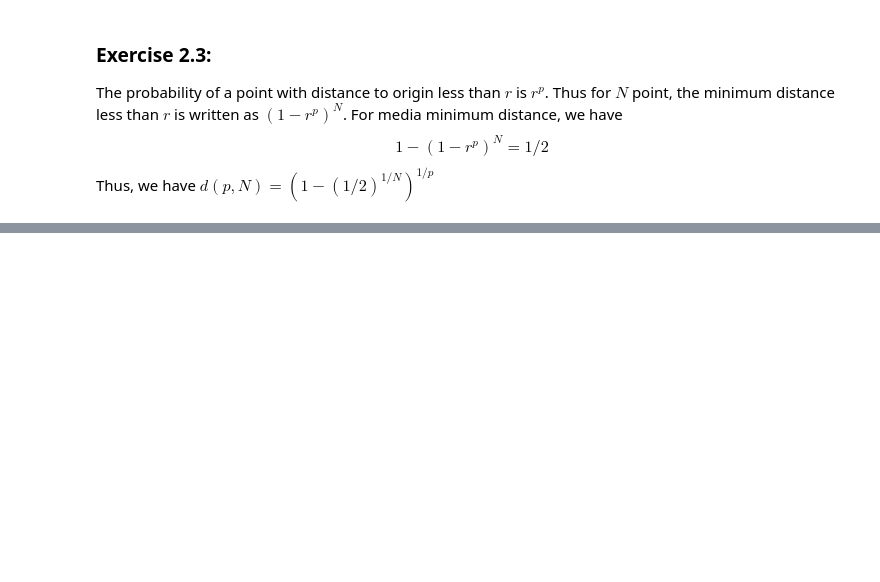
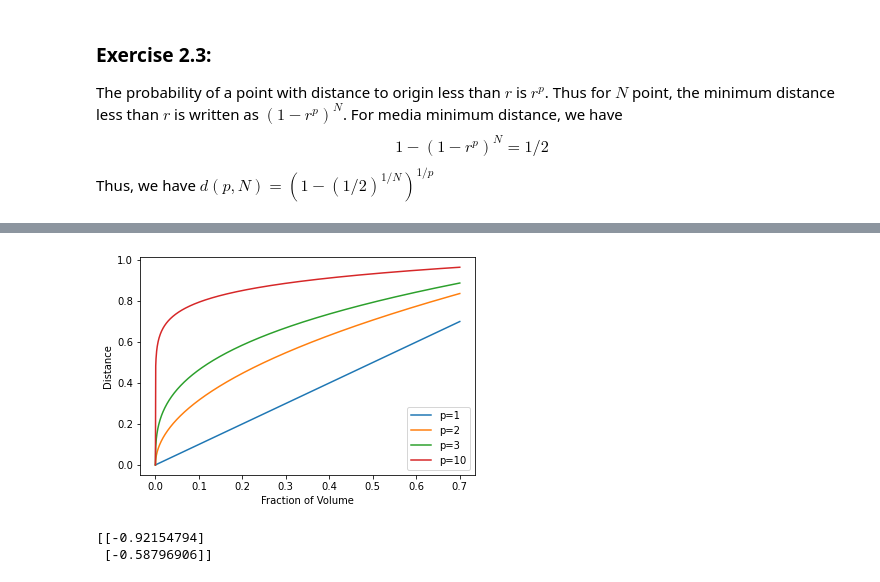
Before and after one commit to bop-hz/stats, a Jupyter notebook: chapter2.ipynb, the cells around one changed output, grey strips where cells are left out. Cells and saved outputs as stored; diff of their text form; code cells hidden in the pictures; blank space fills up the shorter version.

```diff
--- a/chapter2.ipynb
+++ b/chapter2.ipynb
@@ -232,0 +238,24 @@ Thus, we have $d(p,N)=(1-(1/2)^{1/N})^{1/p}$
+# %%
+import numpy as np
+import matplotlib.pyplot as plt
+p = np.array([1,2,3,10])
+r= np.linspace(0,0.7,1000)
+y = np.zeros((4,1000))
+for ii in np.arange(0,4):
+    y[ii,:] = np.power(r,1/p[ii])
+for ii in np.arange(0,4):
+    plt.plot(r,y[ii,:],label=f'p={p[ii]}')
+plt.xlabel('Fraction of Volume')
+plt.ylabel('Distance')
+plt.legend()
+plt.show()
+# %% [output]
+[figure, added]
+# %%
+import numpy as np
+import matplotlib.pyplot as plt
+aa = np.random.uniform(-1,1,(2,1))
+print(aa)
+# %% [output]
+[[-0.92154794]
+ [-0.58796906]]
```
Also changed, not shown: parts of 1 cell of this notebook.
